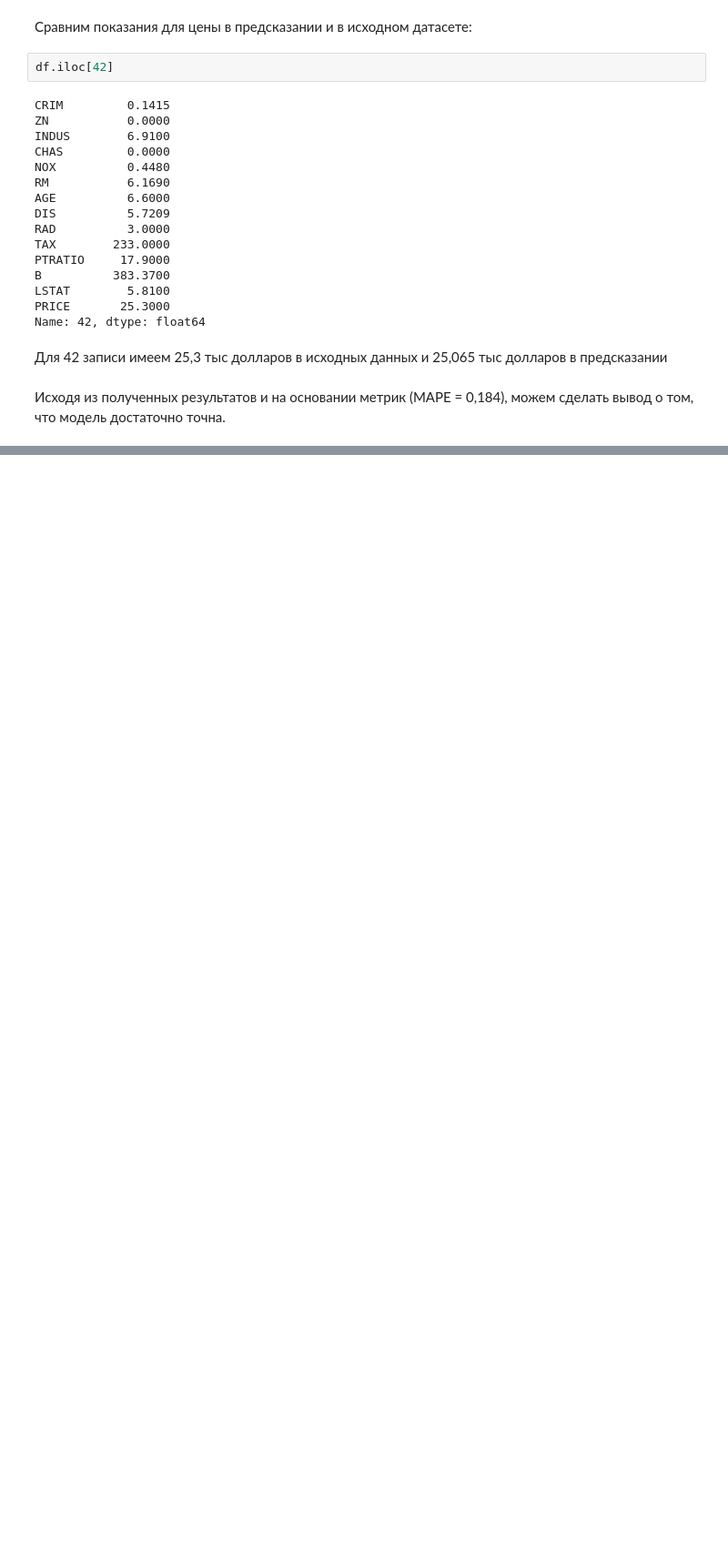
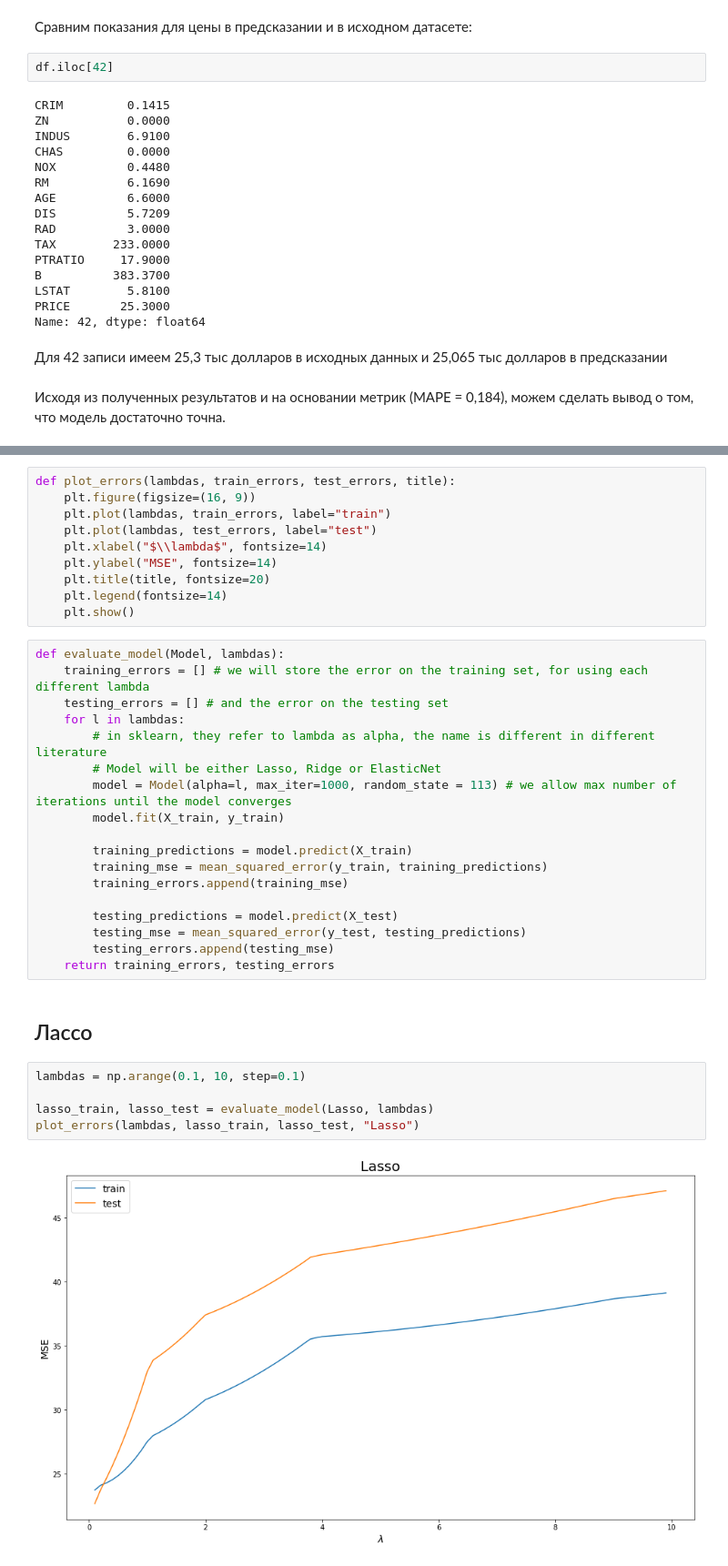
Before and after one commit to fedorbuz/Python_for_data_analytics_Homeworks, a Jupyter notebook: HW_lin_reg_boston.ipynb, the cells around one changed output, grey strips where cells are left out. Shown: that part at 91% size. Saved outputs shown, nothing was run; the diff lists cells and outputs as text; blank space fills up the shorter version.

```diff
--- a/HW_lin_reg_boston.ipynb
+++ b/HW_lin_reg_boston.ipynb
@@ -293,0 +417,37 @@ Name: 42, dtype: float64
+# %%
+def plot_errors(lambdas, train_errors, test_errors, title):
+    plt.figure(figsize=(16, 9))
+    plt.plot(lambdas, train_errors, label="train")
+    plt.plot(lambdas, test_errors, label="test")
+    plt.xlabel("$\\lambda$", fontsize=14)
+    plt.ylabel("MSE", fontsize=14)
+    plt.title(title, fontsize=20)
+    plt.legend(fontsize=14)
+    plt.show()
+# %%
+def evaluate_model(Model, lambdas):
+    training_errors = [] # we will store the error on the training set, for using each different lambda
+    testing_errors = [] # and the error on the testing set
+    for l in lambdas:
+        # in sklearn, they refer to lambda as alpha, the name is different in different literature
+        # Model will be either Lasso, Ridge or ElasticNet
+        model = Model(alpha=l, max_iter=1000, random_state = 113) # we allow max number of iterations until the model converges
+        model.fit(X_train, y_train)
+
+        training_predictions = model.predict(X_train)
+        training_mse = mean_squared_error(y_train, training_predictions)
+        training_errors.append(training_mse)
+
+        testing_predictions = model.predict(X_test)
+        testing_mse = mean_squared_error(y_test, testing_predictions)
+        testing_errors.append(testing_mse)
+    return training_errors, testing_errors
+# %% [markdown]
+## Лассо
+# %%
+lambdas = np.arange(0.1, 10, step=0.1)
+
+lasso_train, lasso_test = evaluate_model(Lasso, lambdas)
+plot_errors(lambdas, lasso_train, lasso_test, "Lasso")
+# %% [output]
+[figure, added]
```
Also changed, not shown: parts of 44 cells of this notebook.
